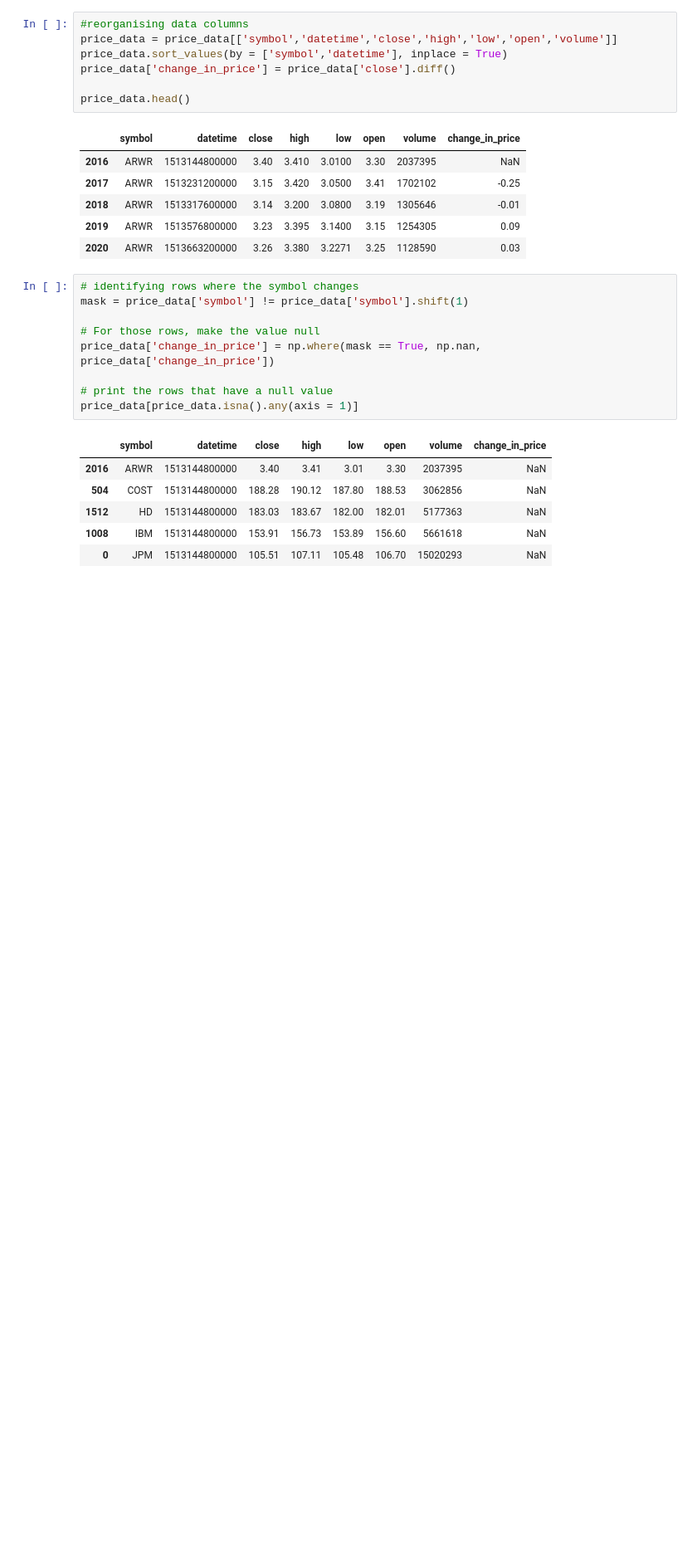
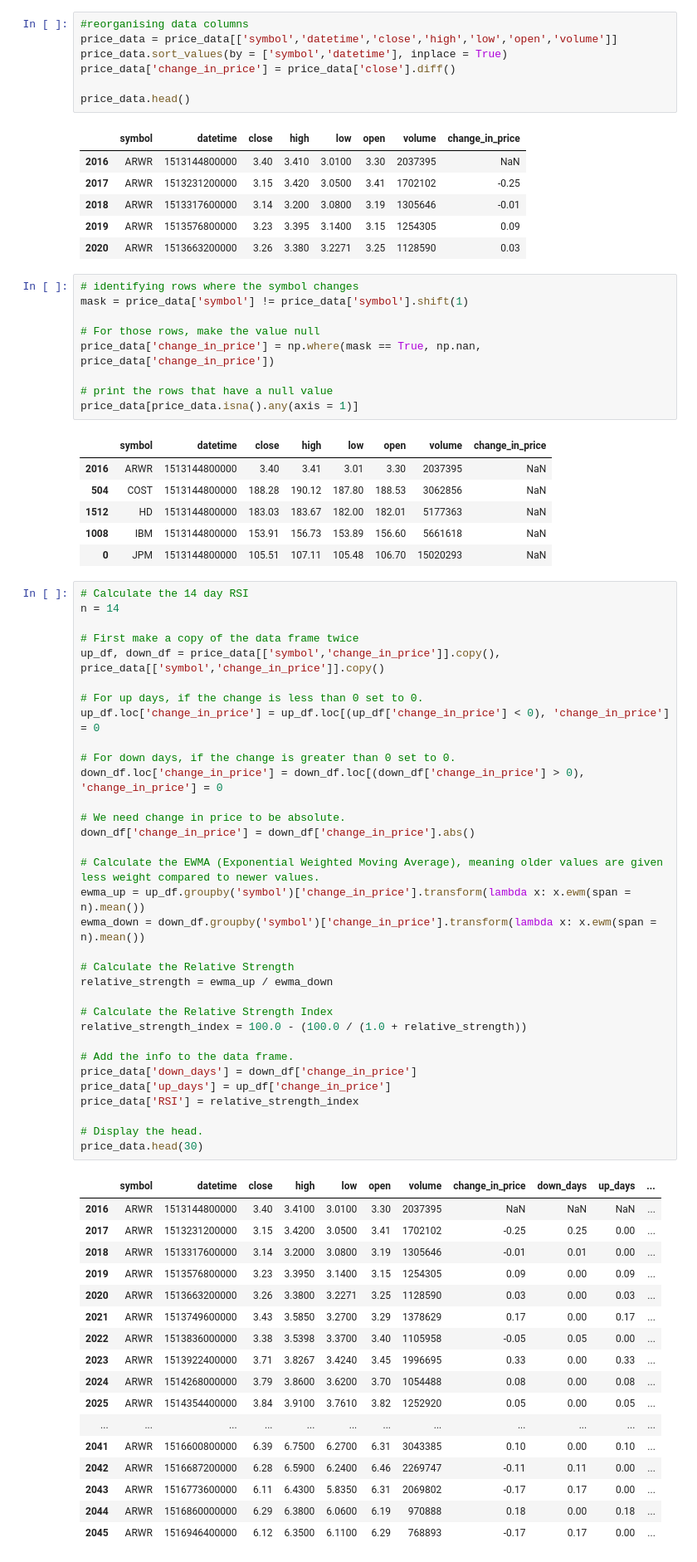
Before and after one commit to Adam-Mahdi/ML-Finance, a Jupyter notebook: Predicting Price Movement With Random Forests.ipynb, the cells around one changed output. Shown at 83% size. Drawn from its saved outputs; the diff is of its cells as text; blank space fills up the shorter version.

```diff
--- a/Predicting Price Movement With Random Forests.ipynb
+++ b/Predicting Price Movement With Random Forests.ipynb
@@ -105,3 +105,54 @@ price_data[price_data.isna().any(axis = 1)]
 | 1512 | HD | 1513144800000 | 183.03 | 183.67 | 182.00 | 182.01 | 5177363 | NaN |
 | 1008 | IBM | 1513144800000 | 153.91 | 156.73 | 153.89 | 156.60 | 5661618 | NaN |
 | 0 | JPM | 1513144800000 | 105.51 | 107.11 | 105.48 | 106.70 | 15020293 | NaN |
+# %%
+# Calculate the 14 day RSI
+n = 14
+
+# First make a copy of the data frame twice
+up_df, down_df = price_data[['symbol','change_in_price']].copy(), price_data[['symbol','change_in_price']].copy()
+
+# For up days, if the change is less than 0 set to 0.
+up_df.loc['change_in_price'] = up_df.loc[(up_df['change_in_price'] < 0), 'change_in_price'] = 0
+
+# For down days, if the change is greater than 0 set to 0.
+down_df.loc['change_in_price'] = down_df.loc[(down_df['change_in_price'] > 0), 'change_in_price'] = 0
+
+# We need change in price to be absolute.
+down_df['change_in_price'] = down_df['change_in_price'].abs()
+
+# Calculate the EWMA (Exponential Weighted Moving Average), meaning older values are given less weight compared to newer values.
+ewma_up = up_df.groupby('symbol')['change_in_price'].transform(lambda x: x.ewm(span = n).mean())
+ewma_down = down_df.groupby('symbol')['change_in_price'].transform(lambda x: x.ewm(span = n).mean())
+
+# Calculate the Relative Strength
+relative_strength = ewma_up / ewma_down
+
+# Calculate the Relative Strength Index
+relative_strength_index = 100.0 - (100.0 / (1.0 + relative_strength))
+
+# Add the info to the data frame.
+price_data['down_days'] = down_df['change_in_price']
+price_data['up_days'] = up_df['change_in_price']
+price_data['RSI'] = relative_strength_index
+
+# Display the head.
+price_data.head(30)
+# %% [output]
+|  | symbol | datetime | close | high | low | open | volume | change_in_price | down_days | up_days | ... |
+| 2016 | ARWR | 1513144800000 | 3.40 | 3.4100 | 3.0100 | 3.30 | 2037395 | NaN | NaN | NaN | ... |
+| 2017 | ARWR | 1513231200000 | 3.15 | 3.4200 | 3.0500 | 3.41 | 1702102 | -0.25 | 0.25 | 0.00 | ... |
+| 2018 | ARWR | 1513317600000 | 3.14 | 3.2000 | 3.0800 | 3.19 | 1305646 | -0.01 | 0.01 | 0.00 | ... |
+| 2019 | ARWR | 1513576800000 | 3.23 | 3.3950 | 3.1400 | 3.15 | 1254305 | 0.09 | 0.00 | 0.09 | ... |
+| 2020 | ARWR | 1513663200000 | 3.26 | 3.3800 | 3.2271 | 3.25 | 1128590 | 0.03 | 0.00 | 0.03 | ... |
+| 2021 | ARWR | 1513749600000 | 3.43 | 3.5850 | 3.2700 | 3.29 | 1378629 | 0.17 | 0.00 | 0.17 | ... |
+| 2022 | ARWR | 1513836000000 | 3.38 | 3.5398 | 3.3700 | 3.40 | 1105958 | -0.05 | 0.05 | 0.00 | ... |
+| 2023 | ARWR | 1513922400000 | 3.71 | 3.8267 | 3.4240 | 3.45 | 1996695 | 0.33 | 0.00 | 0.33 | ... |
+| 2024 | ARWR | 1514268000000 | 3.79 | 3.8600 | 3.6200 | 3.70 | 1054488 | 0.08 | 0.00 | 0.08 | ... |
+| 2025 | ARWR | 1514354400000 | 3.84 | 3.9100 | 3.7610 | 3.82 | 1252920 | 0.05 | 0.00 | 0.05 | ... |
+| ... | ... | ... | ... | ... | ... | ... | ... | ... | ... | ... | ... |
+| 2041 | ARWR | 1516600800000 | 6.39 | 6.7500 | 6.2700 | 6.31 | 3043385 | 0.10 | 0.00 | 0.10 | ... |
+| 2042 | ARWR | 1516687200000 | 6.28 | 6.5900 | 6.2400 | 6.46 | 2269747 | -0.11 | 0.11 | 0.00 | ... |
+| 2043 | ARWR | 1516773600000 | 6.11 | 6.4300 | 5.8350 | 6.31 | 2069802 | -0.17 | 0.17 | 0.00 | ... |
+| 2044 | ARWR | 1516860000000 | 6.29 | 6.3800 | 6.0600 | 6.19 | 970888 | 0.18 | 0.00 | 0.18 | ... |
+| 2045 | ARWR | 1516946400000 | 6.12 | 6.3500 | 6.1100 | 6.29 | 768893 | -0.17 | 0.17 | 0.00 | ... |
```
Also changed, not shown: parts of 12 cells of this notebook.
